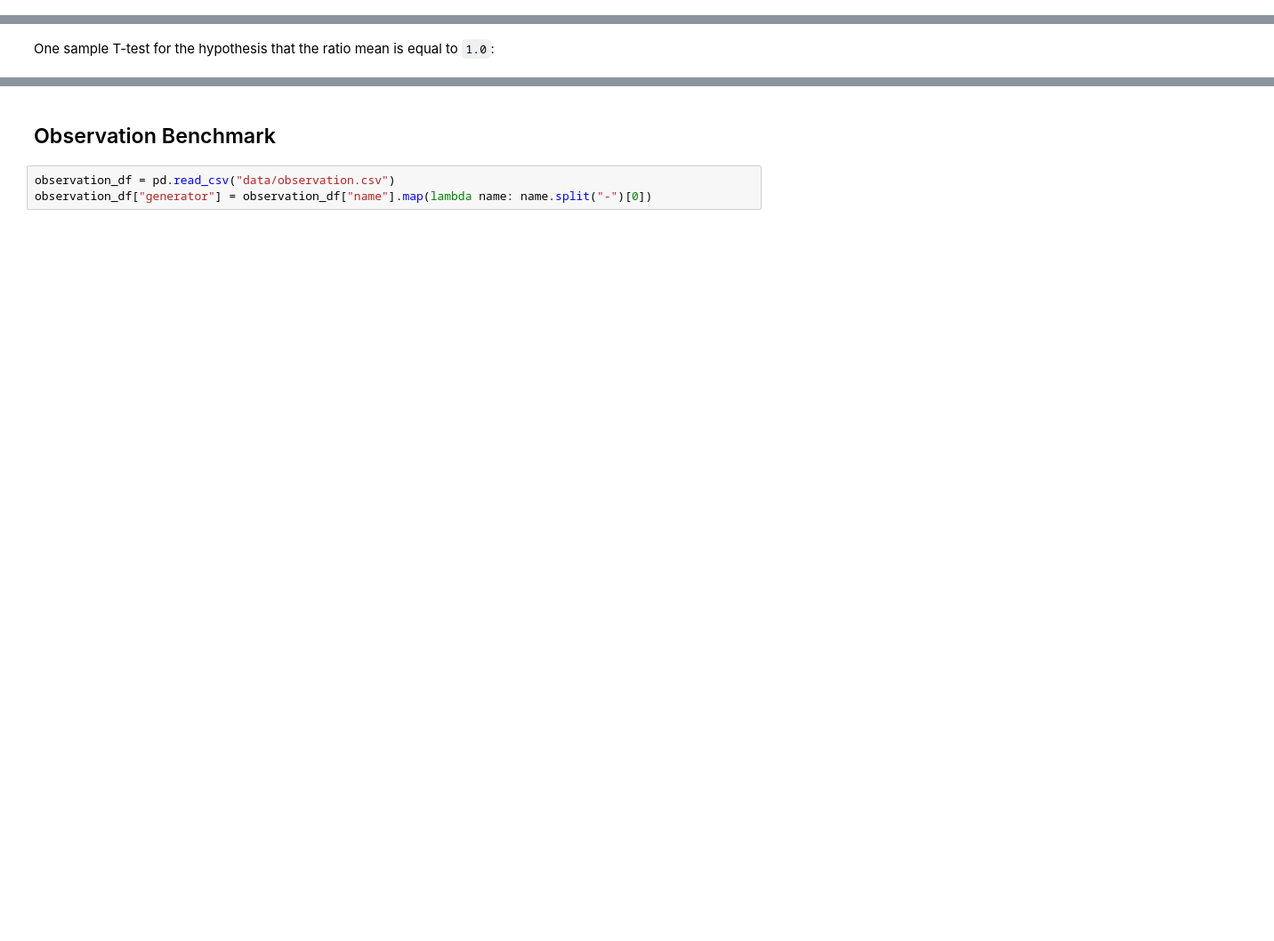
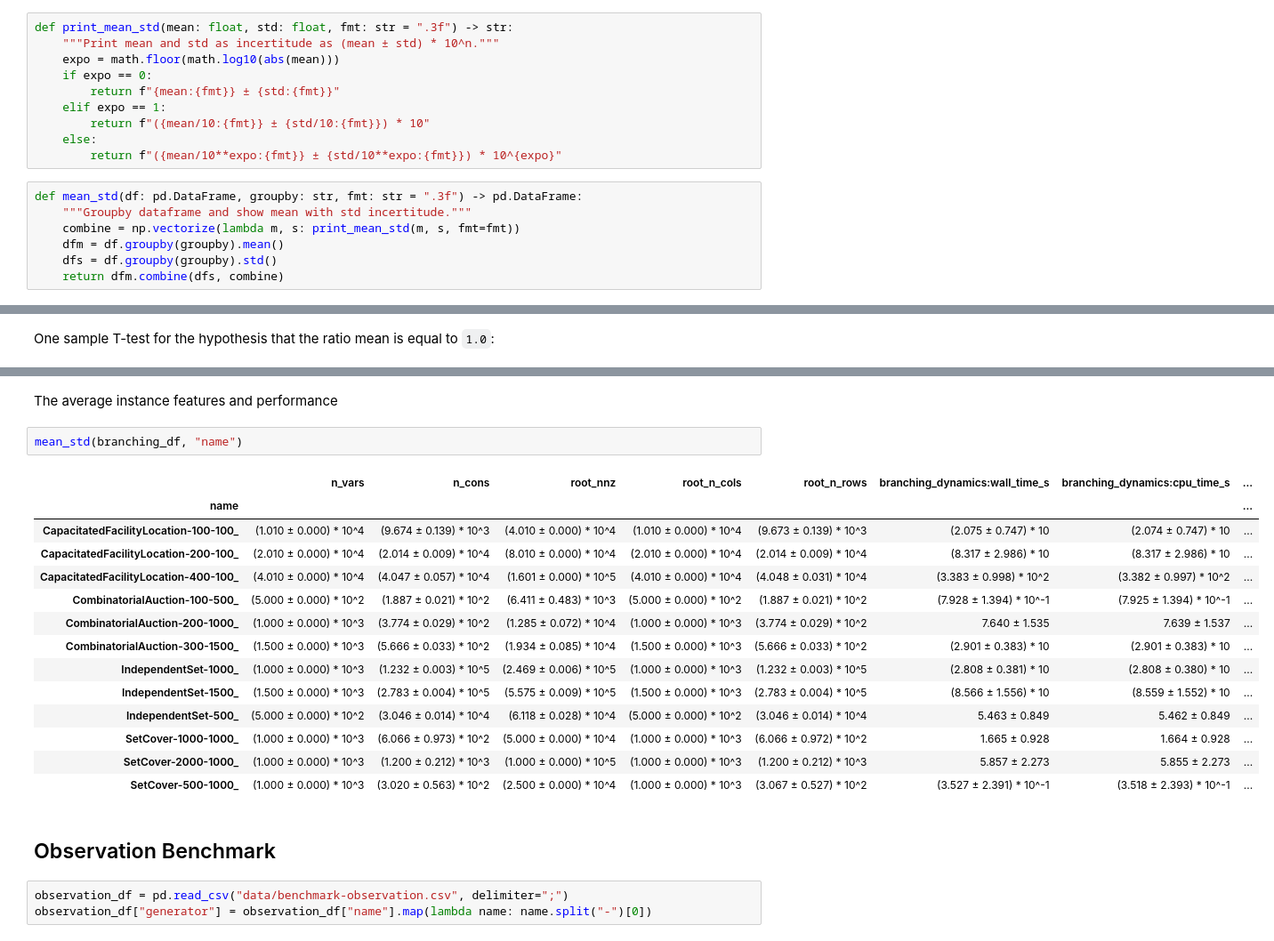
Before and after one commit to ds4dm/ecole-paper, a Jupyter notebook: Analysis.ipynb, the cells around one changed output, grey strips where cells are left out. Shown at 89% size. Cells and saved outputs as stored; diff of their text form; blank space fills up the shorter version.

Commit message:
Add data and analysis

```diff
--- a/Analysis.ipynb
+++ b/Analysis.ipynb
@@ -14,3 +20,20 @@ sns.set_theme(style="whitegrid")
+# %%
+def print_mean_std(mean: float, std: float, fmt: str = ".3f") -> str:
+    """Print mean and std as incertitude as (mean ± std) * 10^n."""
+    expo = math.floor(math.log10(abs(mean)))
+    if expo == 0:
+        return f"{mean:{fmt}} ± {std:{fmt}}"
+    elif expo == 1:
+        return f"({mean/10:{fmt}} ± {std/10:{fmt}}) * 10"
+    else:
+        return f"({mean/10**expo:{fmt}} ± {std/10**expo:{fmt}}) * 10^{expo}"
+# %%
+def mean_std(df: pd.DataFrame, groupby: str, fmt: str = ".3f") -> pd.DataFrame:
+    """Groupby dataframe and show mean with std incertitude."""
+    combine = np.vectorize(lambda m, s: print_mean_std(m, s, fmt=fmt))
+    dfm = df.groupby(groupby).mean()
+    dfs = df.groupby(groupby).std()
+    return dfm.combine(dfs, combine)
 # %% [markdown]
 ## Branching Dynamics Benchmark
 
@@ -34,7 +57,26 @@ stats.ttest_1samp(ratio, 1.0).pvalue
+# %% [markdown]
+The average instance features and performance
+# %%
+mean_std(branching_df, "name")
+# %% [output]
+|  | n_vars | n_cons | root_nnz | root_n_cols | root_n_rows | branching_dynamics:wall_time_s | branching_dynamics:cpu_time_s | ... |
+| name |  |  |  |  |  |  |  | ... |
+| CapacitatedFacilityLocation-100-100_ | (1.010 ± 0.000) * 10^4 | (9.674 ± 0.139) * 10^3 | (4.010 ± 0.000) * 10^4 | (1.010 ± 0.000) * 10^4 | (9.673 ± 0.139) * 10^3 | (2.075 ± 0.747) * 10 | (2.074 ± 0.747) * 10 | ... |
+| CapacitatedFacilityLocation-200-100_ | (2.010 ± 0.000) * 10^4 | (2.014 ± 0.009) * 10^4 | (8.010 ± 0.000) * 10^4 | (2.010 ± 0.000) * 10^4 | (2.014 ± 0.009) * 10^4 | (8.317 ± 2.986) * 10 | (8.317 ± 2.986) * 10 | ... |
+| CapacitatedFacilityLocation-400-100_ | (4.010 ± 0.000) * 10^4 | (4.047 ± 0.057) * 10^4 | (1.601 ± 0.000) * 10^5 | (4.010 ± 0.000) * 10^4 | (4.048 ± 0.031) * 10^4 | (3.383 ± 0.998) * 10^2 | (3.382 ± 0.997) * 10^2 | ... |
+| CombinatorialAuction-100-500_ | (5.000 ± 0.000) * 10^2 | (1.887 ± 0.021) * 10^2 | (6.411 ± 0.483) * 10^3 | (5.000 ± 0.000) * 10^2 | (1.887 ± 0.021) * 10^2 | (7.928 ± 1.394) * 10^-1 | (7.925 ± 1.394) * 10^-1 | ... |
+| CombinatorialAuction-200-1000_ | (1.000 ± 0.000) * 10^3 | (3.774 ± 0.029) * 10^2 | (1.285 ± 0.072) * 10^4 | (1.000 ± 0.000) * 10^3 | (3.774 ± 0.029) * 10^2 | 7.640 ± 1.535 | 7.639 ± 1.537 | ... |
+| CombinatorialAuction-300-1500_ | (1.500 ± 0.000) * 10^3 | (5.666 ± 0.033) * 10^2 | (1.934 ± 0.085) * 10^4 | (1.500 ± 0.000) * 10^3 | (5.666 ± 0.033) * 10^2 | (2.901 ± 0.383) * 10 | (2.901 ± 0.383) * 10 | ... |
+| IndependentSet-1000_ | (1.000 ± 0.000) * 10^3 | (1.232 ± 0.003) * 10^5 | (2.469 ± 0.006) * 10^5 | (1.000 ± 0.000) * 10^3 | (1.232 ± 0.003) * 10^5 | (2.808 ± 0.381) * 10 | (2.808 ± 0.380) * 10 | ... |
+| IndependentSet-1500_ | (1.500 ± 0.000) * 10^3 | (2.783 ± 0.004) * 10^5 | (5.575 ± 0.009) * 10^5 | (1.500 ± 0.000) * 10^3 | (2.783 ± 0.004) * 10^5 | (8.566 ± 1.556) * 10 | (8.559 ± 1.552) * 10 | ... |
+| IndependentSet-500_ | (5.000 ± 0.000) * 10^2 | (3.046 ± 0.014) * 10^4 | (6.118 ± 0.028) * 10^4 | (5.000 ± 0.000) * 10^2 | (3.046 ± 0.014) * 10^4 | 5.463 ± 0.849 | 5.462 ± 0.849 | ... |
+| SetCover-1000-1000_ | (1.000 ± 0.000) * 10^3 | (6.066 ± 0.973) * 10^2 | (5.000 ± 0.000) * 10^4 | (1.000 ± 0.000) * 10^3 | (6.066 ± 0.972) * 10^2 | 1.665 ± 0.928 | 1.664 ± 0.928 | ... |
+| SetCover-2000-1000_ | (1.000 ± 0.000) * 10^3 | (1.200 ± 0.212) * 10^3 | (1.000 ± 0.000) * 10^5 | (1.000 ± 0.000) * 10^3 | (1.200 ± 0.212) * 10^3 | 5.857 ± 2.273 | 5.855 ± 2.273 | ... |
+| SetCover-500-1000_ | (1.000 ± 0.000) * 10^3 | (3.020 ± 0.563) * 10^2 | (2.500 ± 0.000) * 10^4 | (1.000 ± 0.000) * 10^3 | (3.067 ± 0.527) * 10^2 | (3.527 ± 2.391) * 10^-1 | (3.518 ± 2.393) * 10^-1 | ... |
 # %% [markdown]
 ## Observation Benchmark
 # %%
-observation_df = pd.read_csv("data/observation.csv")
+observation_df = pd.read_csv("data/benchmark-observation.csv", delimiter=";")
 observation_df["generator"] = observation_df["name"].map(lambda name: name.split("-")[0])
 # %%
 time_units = { "s": 1.0, "ms": 1e3, "µs": 1e6, "ns": 1e9, }
```
Also changed, not shown: parts of 18 cells of this notebook, 2 other files.
